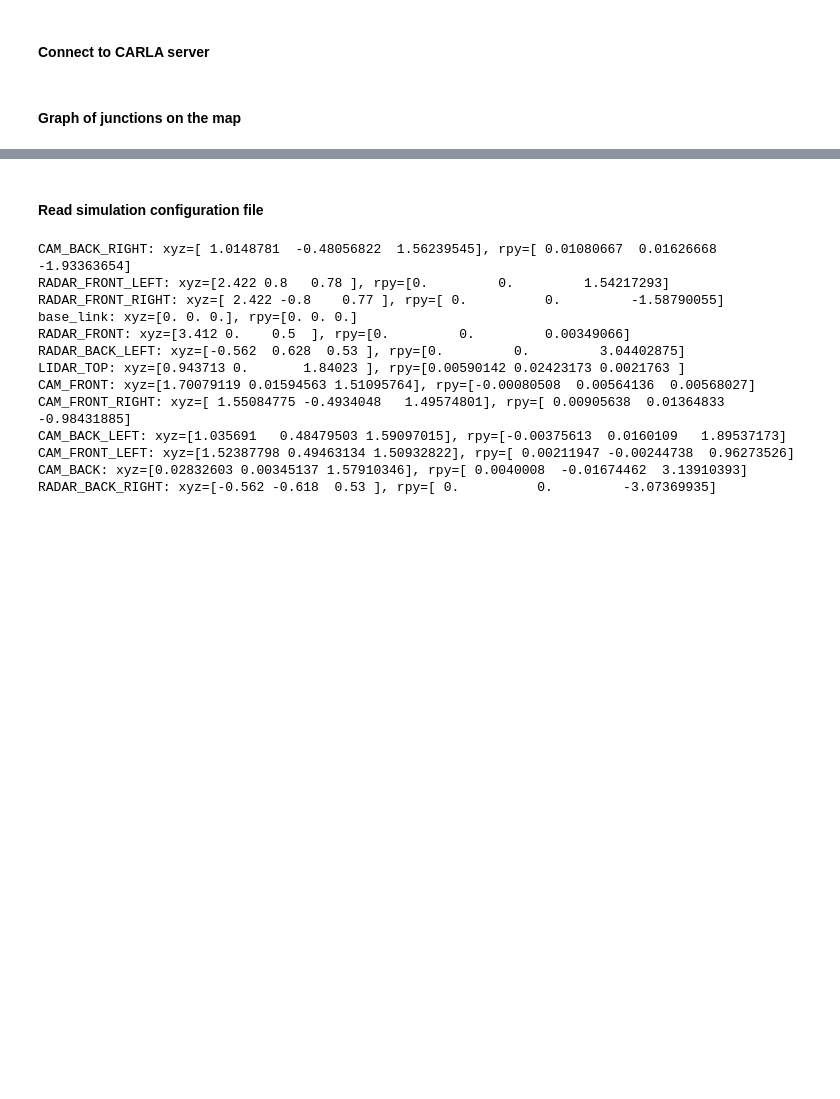
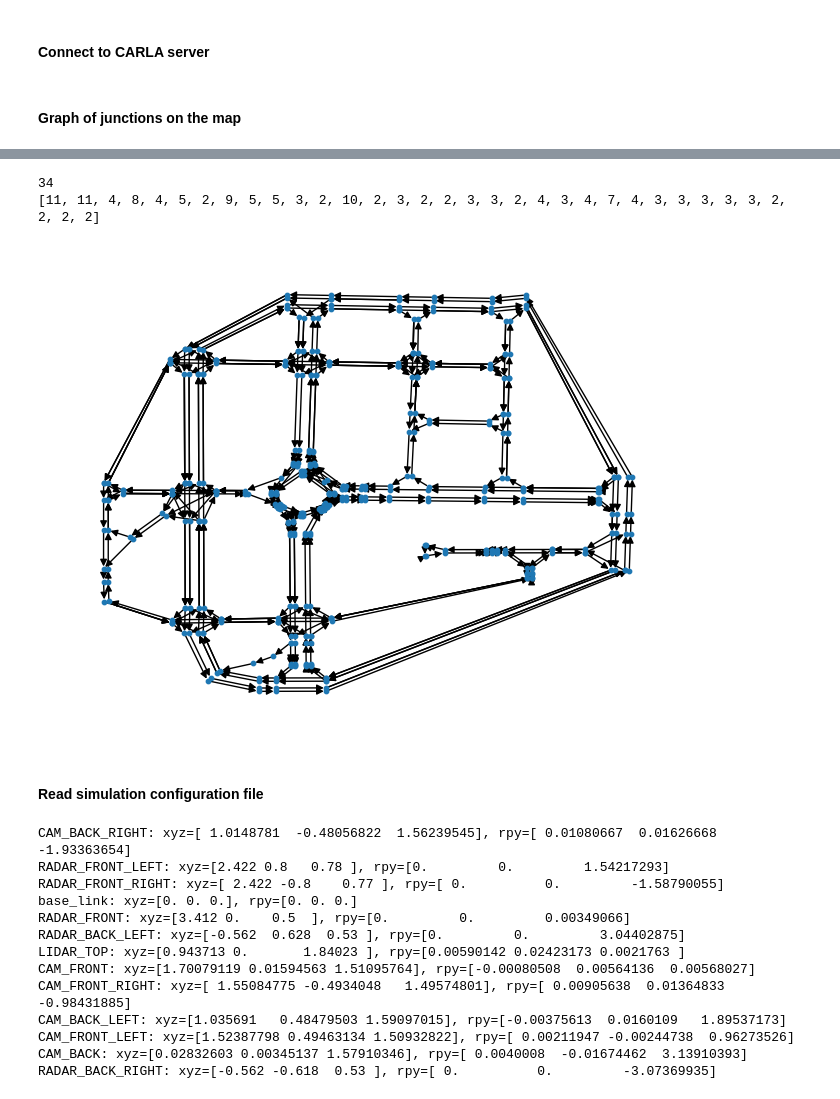
Before and after one commit to TO-autonomy/-CARLA-vehicle-simulation, a Jupyter notebook: src/run_simulation.ipynb, the cells around one changed output, grey strips where cells are left out. Drawn from its saved outputs; the diff is of its cells as text; code cells hidden in the pictures; blank space fills up the shorter version.

Commit message:
Find path in segments

```diff
--- a/src/run_simulation.ipynb
+++ b/src/run_simulation.ipynb
@@ -646,0 +641,78 @@ vehicle_route = plan_route(draw_route=True)
+# %%
+def get_path(junction_dict):
+    wps = list(junction_dict.keys())
+    random.shuffle(wps)
+    done = set()
+    segments = []
+    for wp in wps:
+        current = wp
+        path = [current]
+        distinct = True
+        while distinct:
+            next_wp = random.choice(junction_dict[current])
+            if next_wp.get_junction().id != current.get_junction().id:
+                if (current.get_junction().id, next_wp.get_junction().id) not in done:  # and (next_wp.get_junction().id, current.get_junction().id) not in done:
+                    path.append(next_wp)
+                    done.add((current.get_junction().id, next_wp.get_junction().id))
+                else:
+                    distinct = False
+            else:
+                path.append(next_wp)
+            current = next_wp
+        if len(path) > 2 or (len(path) == 2 and path[0].get_junction().id != path[1].get_junction().id):
+            segments.append(path)
+    print(len(segments))
+    return segments
+
+
+def plan_route_in_segments(draw_topology=False):
+    if draw_topology:
+        draw_topology_graph()
+    topology = map.get_topology()
+    waypoint_dict = {}
+    for wp1, wp2 in topology:
+        waypoint_dict.setdefault(WaypointHelper(wp1), []).append(WaypointHelper(wp2))
+    junction_dict = {}
+    for wp, connections in waypoint_dict.items():
+        if not wp.is_junction:
+            continue
+        next_junctions = []
+        for connection in connections:
+            q = [connection]
+            while q:
+                current = q.pop()
+                if not current.is_junction:
+                    q += waypoint_dict[current]
+                else:
+                    next_junctions.append(current)
+        junction_dict[wp] = next_junctions
+    route = get_path(junction_dict)
+    segment_lengths = [len(segment) for segment in route]
+    print(segment_lengths)
+    # colors = ["red", "blue", "green", "yellow"]
+    # plt.figure(4)
+    # for idx, segment in enumerate(route):
+    #     color = colors[idx % len(colors)]
+    #     for i in range(len(segment) - 1):
+    #         loc1 = segment[i].get_junction().bounding_box.location
+    #         loc2 = segment[i + 1].get_junction().bounding_box.location
+    #         x1, y1 = loc1.x, loc1.y
+    #         x2, y2 = loc2.x, loc2.y
+
+    #         plt.scatter(x1, y1, color=color)
+    #         plt.scatter(x2, y2, color=color)
+    #         plt.annotate('', xy=(x2, y2), xytext=(x1, y1),
+    #                      arrowprops=dict(facecolor=color,
+    #                                      shrink=0.05,
+    #                                      width=0.5,
+    #                                      headwidth=3,
+    #                                      headlength=5))
+
+    # plt.show()
+
+
+plan_route_in_segments(draw_topology=True)
+# %% [output]
+34
+[11, 11, 4, 8, 4, 5, 2, 9, 5, 5, 3, 2, 10, 2, 3, 2, 2, 3, 3, 2, 4, 3, 4, 7, 4, 3, 3, 3, 3, 3, 2, 2, 2, 2]
+[figure, added]
```
Also changed, not shown: parts of 2 cells of this notebook.
